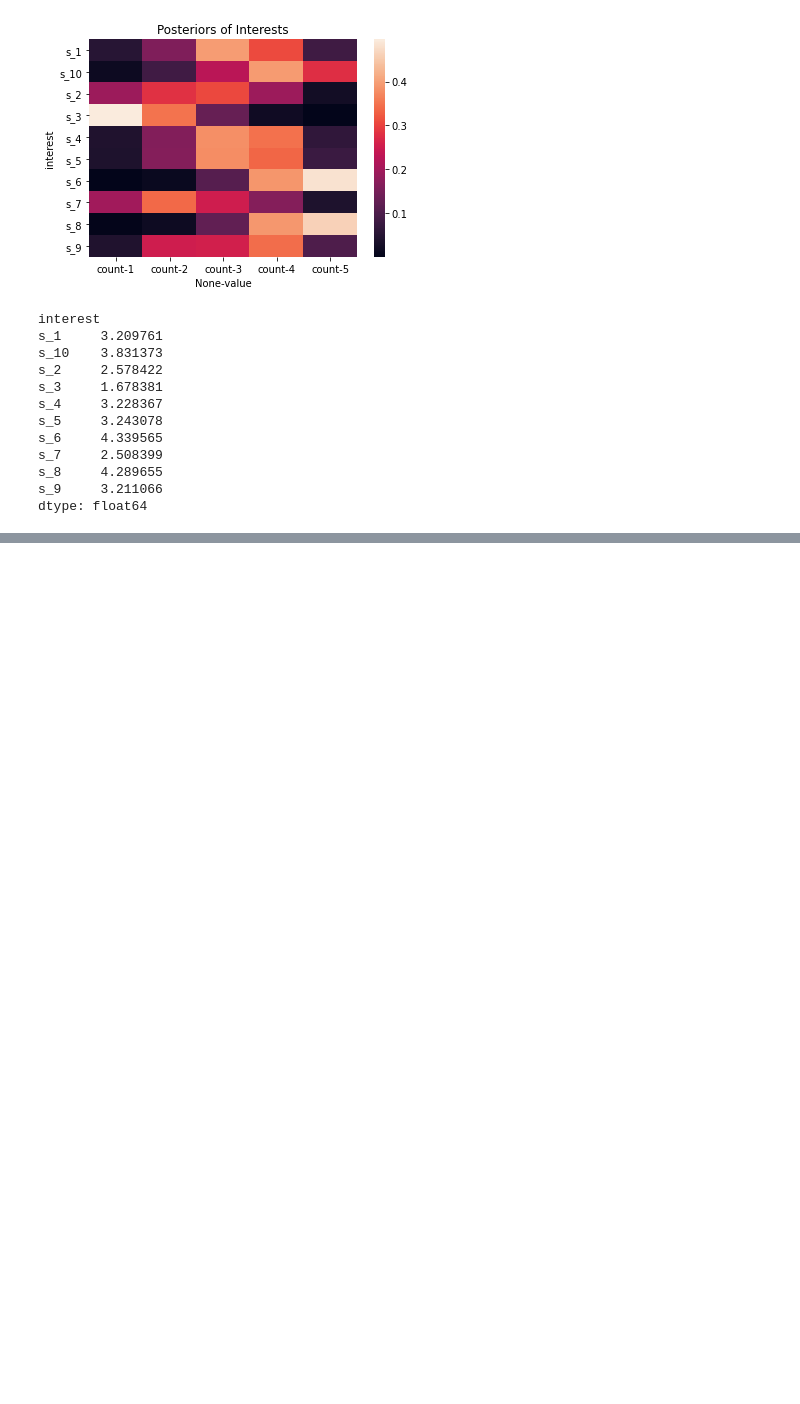
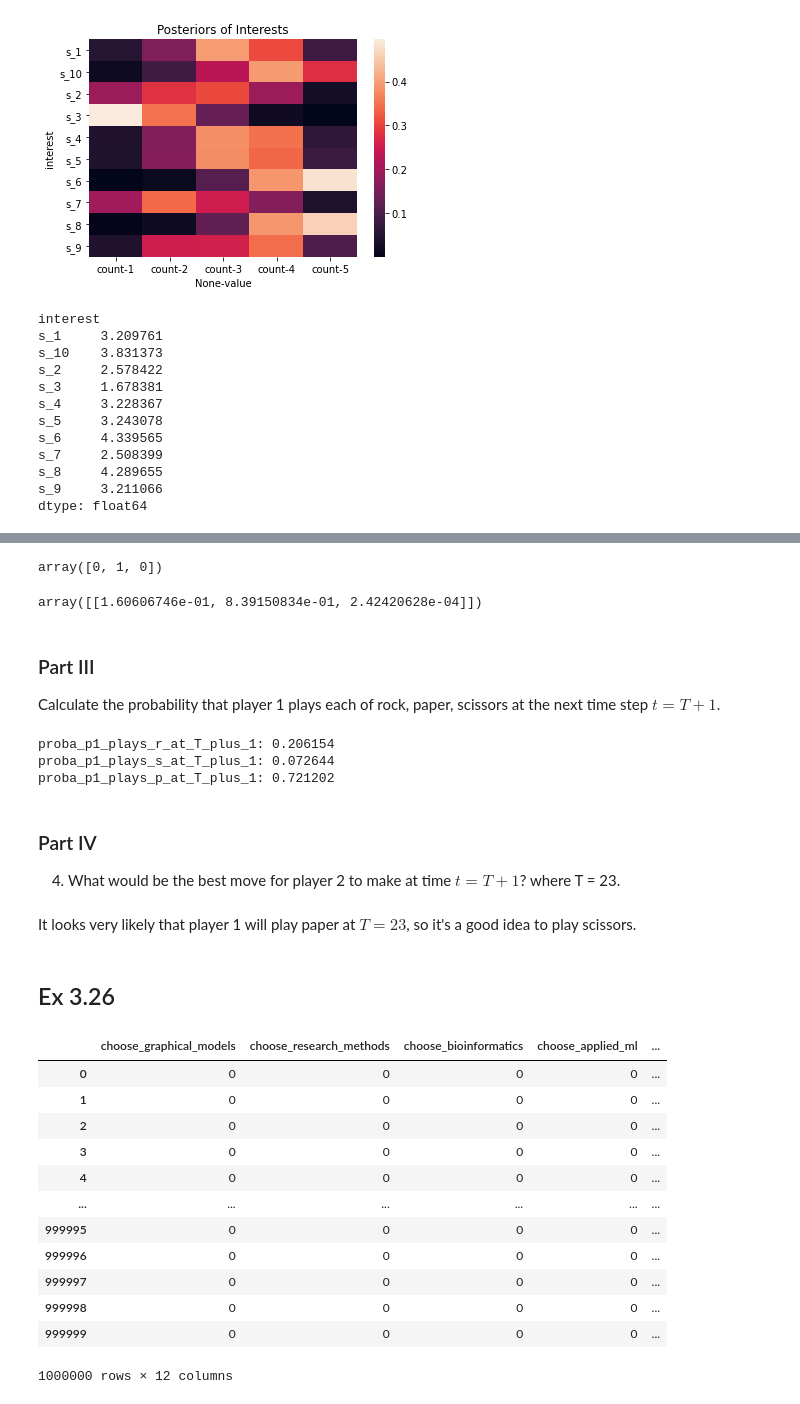
Before and after one commit to Edderic/BRML, a Jupyter notebook: solutions/ch-3.ipynb, the cells around one changed output, grey strips where cells are left out. Saved outputs shown, nothing was run; the diff lists cells and outputs as text; code cells hidden in the pictures; blank space fills up the shorter version.

```diff
--- a/solutions/ch-3.ipynb
+++ b/solutions/ch-3.ipynb
@@ -1124,0 +1314,12 @@ dtype: float64
+# %%
+import numpy as np
+num_samples = 10_000a
+# %% [output]
+array([0, 1, 0])
+# %%
+priors
+# %% [output]
+array([[1.60606746e-01, 8.39150834e-01, 2.42420628e-04]])
+# %% [markdown]
+### Part III
+Calculate the probability that player 1 plays each of rock, paper, scissors at the next time step $t = T +1$.
@@ -1124,0 +1347,17 @@ dtype: float64
+# %%
+print(f'proba_p1_plays_r_at_T_plus_1: {proba_p1_plays_r_at_T_plus_1}')
+print(f'proba_p1_plays_s_at_T_plus_1: {proba_p1_plays_s_at_T_plus_1}')
+print(f'proba_p1_plays_p_at_T_plus_1: {proba_p1_plays_p_at_T_plus_1}')
+# %% [output]
+proba_p1_plays_r_at_T_plus_1: 0.206154
+proba_p1_plays_s_at_T_plus_1: 0.072644
+proba_p1_plays_p_at_T_plus_1: 0.721202
+# %% [markdown]
+### Part IV
+
+4. What would be the best move for player 2 to make at time $t=T +1$?
+where T = 23.
+# %% [markdown]
+It looks very likely that player 1 will play paper at $T=23$, so it's a good idea to play scissors.
+# %% [markdown]
+## Ex 3.26
@@ -1124,0 +1452,16 @@ dtype: float64
+# %%
+selected_modules_and_outcome
+# %% [output]
+|  | choose_graphical_models | choose_research_methods | choose_bioinformatics | choose_applied_ml | ... |
+| 0 | 0 | 0 | 0 | 0 | ... |
+| 1 | 0 | 0 | 0 | 0 | ... |
+| 2 | 0 | 0 | 0 | 0 | ... |
+| 3 | 0 | 0 | 0 | 0 | ... |
+| 4 | 0 | 0 | 0 | 0 | ... |
+| ... | ... | ... | ... | ... | ... |
+| 999995 | 0 | 0 | 0 | 0 | ... |
+| 999996 | 0 | 0 | 0 | 0 | ... |
+| 999997 | 0 | 0 | 0 | 0 | ... |
+| 999998 | 0 | 0 | 0 | 0 | ... |
+| 999999 | 0 | 0 | 0 | 0 | ... |
+1000000 rows × 12 columns
```
Also changed, not shown: parts of 40 cells of this notebook.
